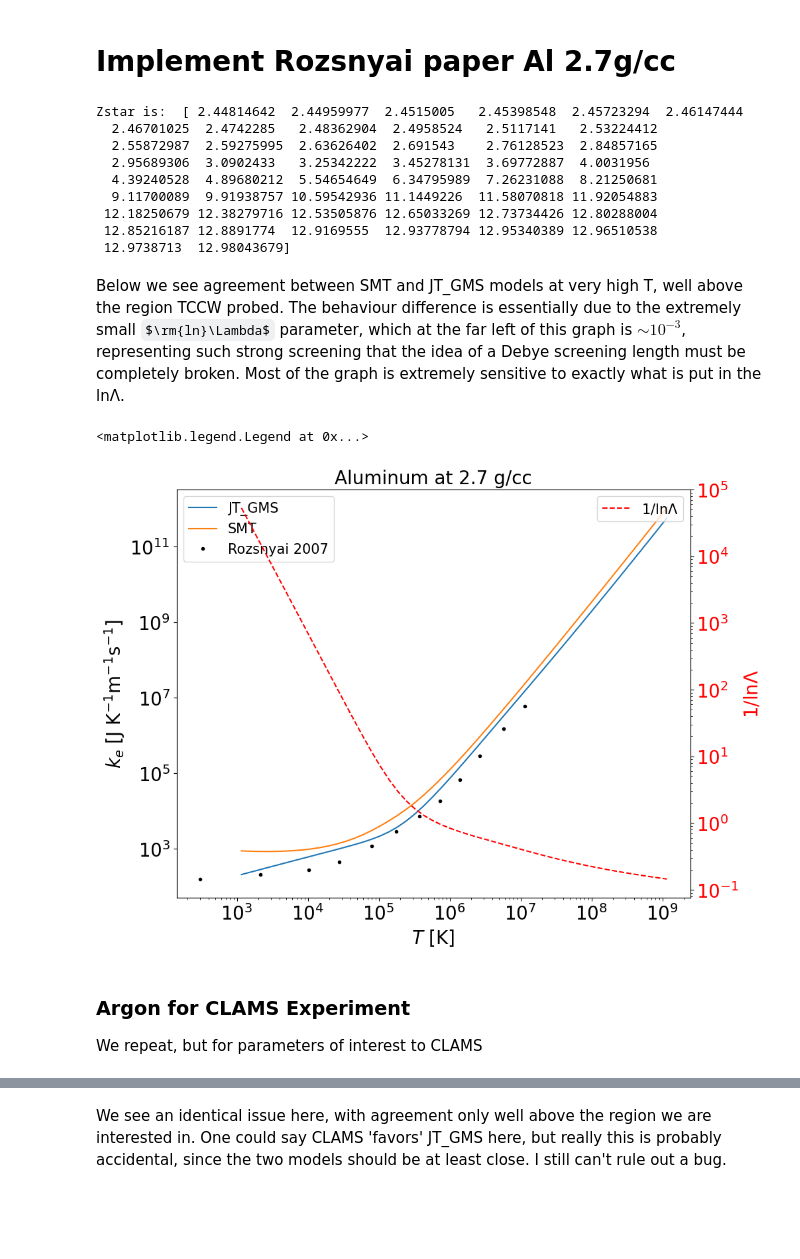
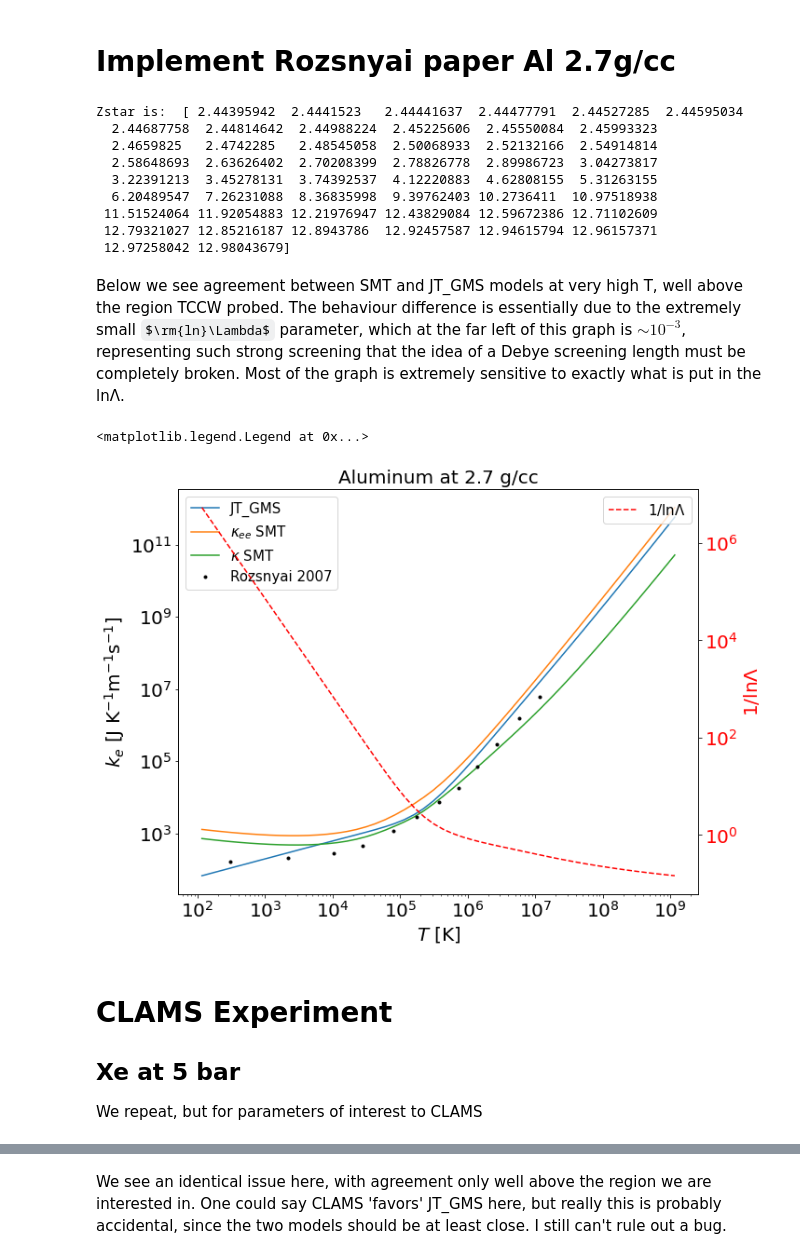
Before and after one commit to MurilloGroupMSU/Two-Temperature-Model, a Jupyter notebook: parameter_testing.ipynb, the cells around one changed output, grey strips where cells are left out. Saved outputs shown, nothing was run; the diff lists cells and outputs as text; code cells hidden in the pictures; some formulas as TeX source; blank space fills up the shorter version.

Commit message:
Better paremeter testing, comparison of thermal conduction and equilibration with experiment. Xe agrees much better than Ar.

```diff
--- a/parameter_testing.ipynb
+++ b/parameter_testing.ipynb
@@ -243,7 +245,7 @@ array([3.0642409 , 3.20709804, 3.34995518, 3.49281232, 3.63566947,
 # %% [markdown]
 # Implement Rozsnyai paper Al 2.7g/cc
 # %%
-Te = np.geomspace(0.1,1e5)/K_to_eV #K
+Te = np.geomspace(0.01,1e5)/K_to_eV #K
 Ti = Te #K
 
 Z, A = 13, 27
@@ -271,47 +273,49 @@ Roz_Te, Roz_ke = np.array([[0.026012289059673396, 18554497.53188056],
 Roz_Te = Roz_Te/K_to_eV
 Roz_ke = Roz_ke*100/(1e3/K_to_eV)
 # %% [output]
-Zstar is:  [ 2.44814642  2.44959977  2.4515005   2.45398548  2.45723294  2.46147444
-  2.46701025  2.4742285   2.48362904  2.4958524   2.5117141   2.53224412
-  2.55872987  2.59275995  2.63626402  2.691543    2.76128523  2.84857165
-  2.95689306  3.0902433   3.25342222  3.45278131  3.69772887  4.0031956
-  4.39240528  4.89680212  5.54654649  6.34795989  7.26231088  8.21250681
-  9.11700089  9.91938757 10.59542936 11.1449226  11.58070818 11.92054883
- 12.18250679 12.38279716 12.53505876 12.65033269 12.73734426 12.80288004
- 12.85216187 12.8891774  12.9169555  12.93778794 12.95340389 12.96510538
- 12.9738713  12.98043679]
+Zstar is:  [ 2.44395942  2.4441523   2.44441637  2.44477791  2.44527285  2.44595034
+  2.44687758  2.44814642  2.44988224  2.45225606  2.45550084  2.45993323
+  2.4659825   2.4742285   2.48545058  2.50068933  2.52132166  2.54914814
+  2.58648693  2.63626402  2.70208399  2.78826778  2.89986723  3.04273817
+  3.22391213  3.45278131  3.74392537  4.12220883  4.62808155  5.31263155
+  6.20489547  7.26231088  8.36835998  9.39762403 10.2736411  10.97518938
+ 11.51524064 11.92054883 12.21976947 12.43829084 12.59672386 12.71102609
+ 12.79321027 12.85216187 12.8943786  12.92457587 12.94615794 12.96157371
+ 12.97258042 12.98043679]
 # %% [markdown]
 Below we see agreement between SMT and JT_GMS models at very high T, well above the region TCCW probed. The behaviour difference is essentially due to the extremely small $\rm{ln}\Lambda$ parameter, which at the far left of this graph is $\sim 10^{-3}$, representing such strong screening that the idea of a Debye screening length must be completely broken. Most of the graph is extremely sensitive to exactly what is put in the lnΛ.
 # %%
 fig, ax = plt.subplots(figsize=(10,8))
 
 ax.plot(Te, JT_GMS.electron_thermal_conductivity(n_e, n_i, m_i, Zstar, Te, Ti), label='JT_GMS')
-ax.plot(Te, SMT.electron_thermal_conductivity(n_e, n_i, m_i, Zstar, Te, Ti), label='SMT')
+ax.plot(Te, SMT.electron_thermal_conductivity(n_e, n_i, m_i, Zstar, Te, Ti),  label=r'$\kappa_{ee}$ SMT')
+ax.plot(Te, SMT.total_thermal_conductivity(n_e, n_i, m_i, Zstar, Te, Ti), label=r'$\kappa$ SMT')
 ax.plot(Roz_Te, Roz_ke,'k.', label="Rozsnyai 2007")
 # ax.plot(n_e, JT_GMS.electron_thermal_conductivity(n_e, n_i, m_i, Zstar, Te, Ti)/SMT.electron_thermal_conductivity(n_e, n_i, m_i, Zstar, Te, Ti), label='JT_GMS/SMT')
 ax.set_yscale('log')
 ax.set_xscale('log')
 # ax.set_xlabel(r"$n_e$ [1/m$^3$]",fontsize=20)
 ax.set_xlabel(r"$T$ [K]",fontsize=20)
 ax.set_ylabel("$k_e$ [J K$^{-1}$m$^{-1}$s$^{-1}$]",fontsize=20)
 
 ax.set_title("Aluminum at 2.7 g/cc",fontsize=20)
 ax2 = ax.twinx()
 ax2.plot(Te, 1/JT_GMS.coulomb_logarithm(n_e, n_i, m_i, Zstar, Te, Ti), 'r--', label=r'1/ln$\Lambda$')
 ax2.set_yscale('log')
 ax2.set_ylabel(r'1/ln$\Lambda$', fontsize=20,color='r')
 ax2.tick_params(labelsize=20,labelcolor='r')
 ax2.legend(fontsize=15,loc='upper right')
 
 ax.tick_params(labelsize=20)
 
 ax.legend(fontsize=15)
 
 # ax.grid()
 # %% [output]
 <matplotlib.legend.Legend at 0x...>
-[figure, old version]
+[figure, new version]
 # %% [markdown]
-### Argon for CLAMS Experiment
+# CLAMS Experiment
+## Xe at 5 bar
 
 We repeat, but for parameters of interest to CLAMS
```
Also changed, not shown: parts of 30 cells of this notebook, 6 other files.
